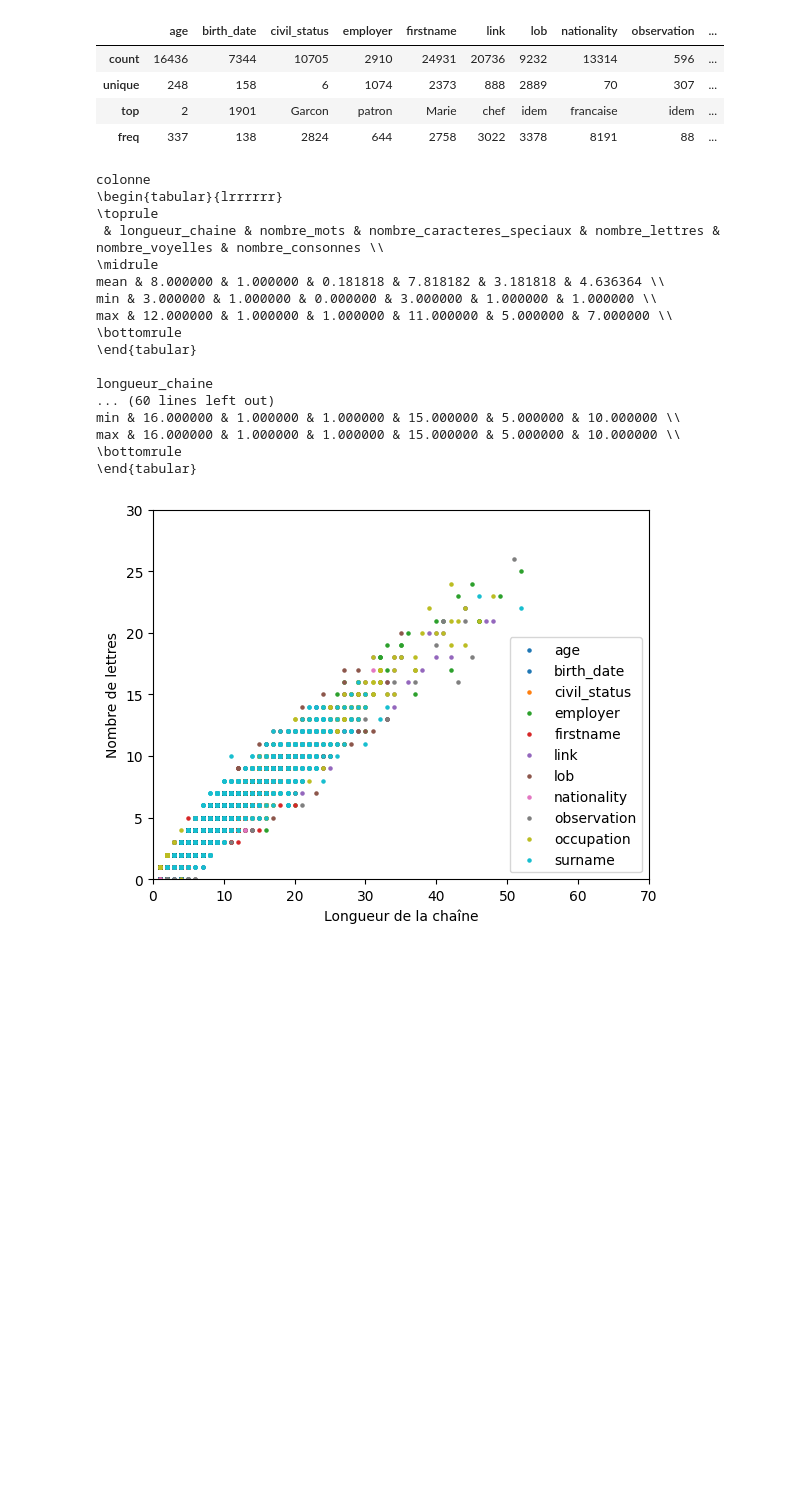
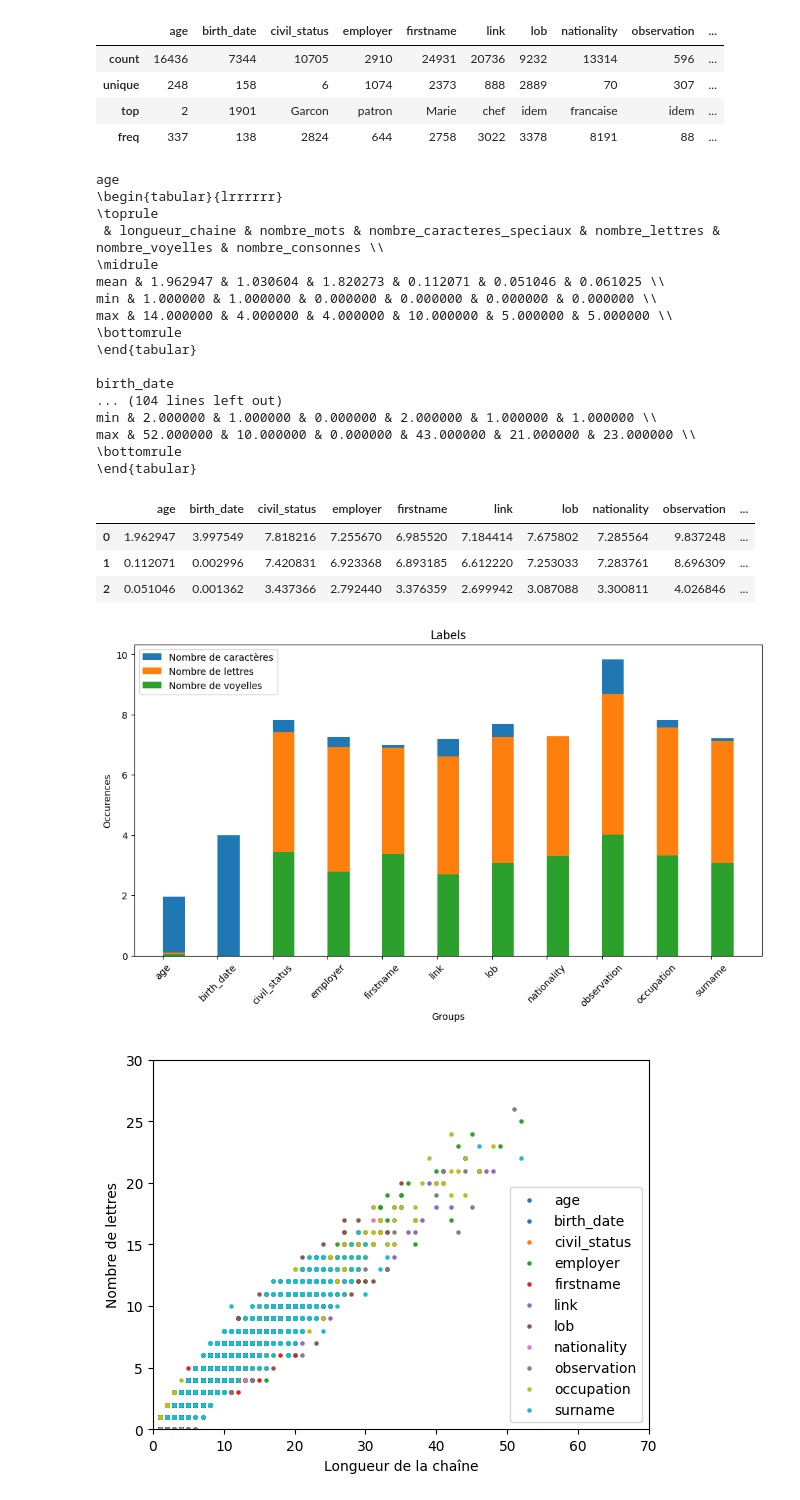
Before and after one commit to cdechaux/Projet_NLP_3A, a Jupyter notebook: projet.ipynb, the cells around one changed output. Drawn from its saved outputs; the diff is of its cells as text; code cells hidden in the pictures; blank space fills up the shorter version.

```diff
--- a/projet.ipynb
+++ b/projet.ipynb
@@ -242,26 +242,56 @@ for col in df.columns:
     s.drop(["count","std", "25%", "50%", "75%"], inplace=True)
     latex_table = s.to_latex()
     s.drop(["min","max"], inplace=True)
-    stats_dict_mean[col] = s
+    stats_dict_mean[col] = [np.mean(stats_col['longueur_chaine']),np.mean(stats_col['nombre_lettres']),np.mean(stats_col['nombre_voyelles'])]
     print(latex_table)
 # %% [output]
-colonne
+age
 \begin{tabular}{lrrrrrr}
 \toprule
  & longueur_chaine & nombre_mots & nombre_caracteres_speciaux & nombre_lettres & nombre_voyelles & nombre_consonnes \\
 \midrule
-mean & 8.000000 & 1.000000 & 0.181818 & 7.818182 & 3.181818 & 4.636364 \\
-min & 3.000000 & 1.000000 & 0.000000 & 3.000000 & 1.000000 & 1.000000 \\
-max & 12.000000 & 1.000000 & 1.000000 & 11.000000 & 5.000000 & 7.000000 \\
+mean & 1.962947 & 1.030604 & 1.820273 & 0.112071 & 0.051046 & 0.061025 \\
+min & 1.000000 & 1.000000 & 0.000000 & 0.000000 & 0.000000 & 0.000000 \\
+max & 14.000000 & 4.000000 & 4.000000 & 10.000000 & 5.000000 & 5.000000 \\
 \bottomrule
 \end{tabular}
 
-longueur_chaine
-... (60 lines left out)
-min & 16.000000 & 1.000000 & 1.000000 & 15.000000 & 5.000000 & 10.000000 \\
-max & 16.000000 & 1.000000 & 1.000000 & 15.000000 & 5.000000 & 10.000000 \\
+birth_date
+... (104 lines left out)
+min & 2.000000 & 1.000000 & 0.000000 & 2.000000 & 1.000000 & 1.000000 \\
+max & 52.000000 & 10.000000 & 0.000000 & 43.000000 & 21.000000 & 23.000000 \\
 \bottomrule
 \end{tabular}
+# %%
+df=pd.DataFrame(stats_dict_mean)
+df
+# %% [output]
+|  | age | birth_date | civil_status | employer | firstname | link | lob | nationality | observation | ... |
+| 0 | 1.962947 | 3.997549 | 7.818216 | 7.255670 | 6.985520 | 7.184414 | 7.675802 | 7.285564 | 9.837248 | ... |
+| 1 | 0.112071 | 0.002996 | 7.420831 | 6.923368 | 6.893185 | 6.612220 | 7.253033 | 7.283761 | 8.696309 | ... |
+| 2 | 0.051046 | 0.001362 | 3.437366 | 2.792440 | 3.376359 | 2.699942 | 3.087088 | 3.300811 | 4.026846 | ... |
+# %%
+X = df.columns.to_list()
+
+X_axis = np.arange(len(X))
+
+plt.figure(figsize=(12, 6))
+
+plt.bar(X_axis + 0.2, df.iloc[0].to_list(), 0.4, label = 'Nombre de caractères')
+plt.bar(X_axis + 0.2, df.iloc[1].to_list(), 0.4, label = 'Nombre de lettres')
+plt.bar(X_axis + 0.2, df.iloc[2].to_list(), 0.4, label = 'Nombre de voyelles')
+
+plt.xticks(X_axis, X, rotation=45)
+plt.xlabel("Groups")
+plt.ylabel("Occurences")
+plt.title("Labels")
+plt.legend()
+
+plt.savefig("img/barplot.png", format="png")
+
+plt.show()
+# %% [output]
+[figure, added]
 # %%
 # Créer une liste de couleurs pour chaque colonne
 colors = plt.cm.get_cmap('tab10', 12)
```
Also changed, not shown: parts of 3 cells of this notebook, 1 other file.
